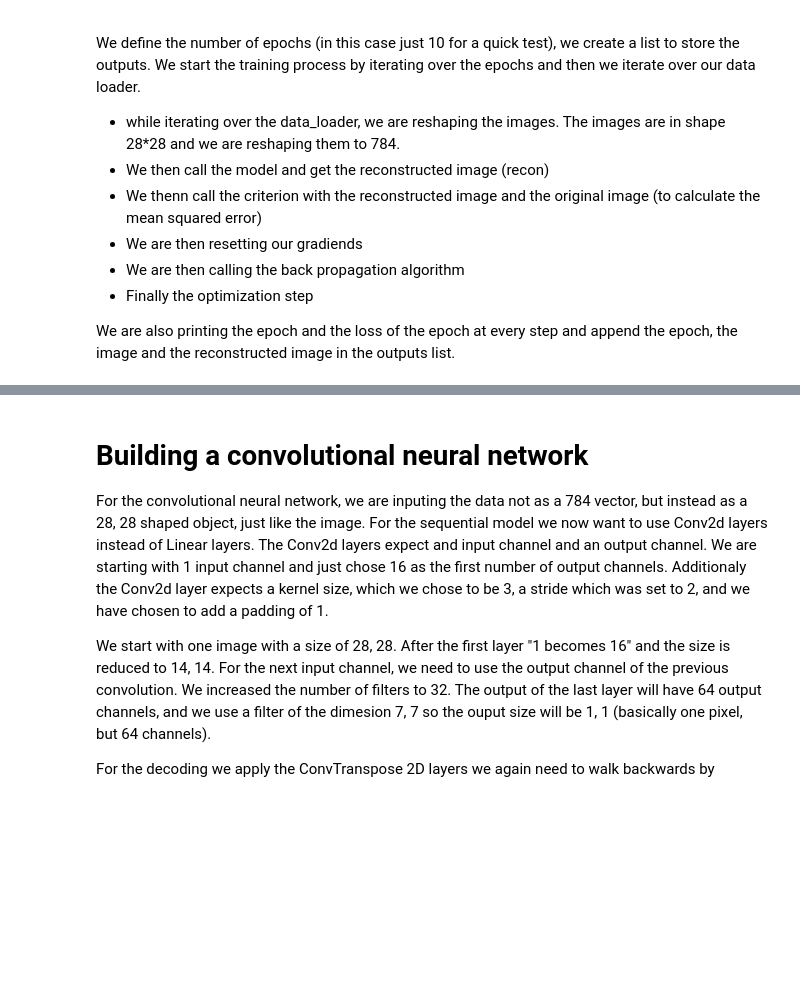
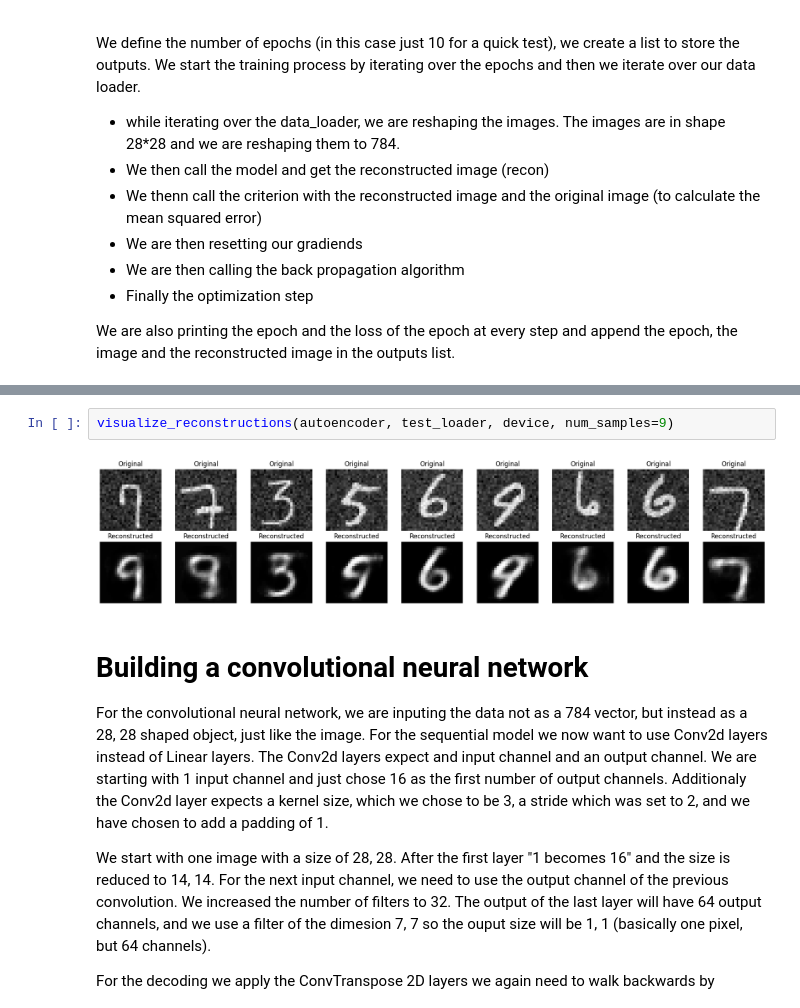
Before and after one commit to jonfunk21/ML4Proteins, a Jupyter notebook: 02_Representations/Autoencoders.ipynb, the cells around one changed output, grey strips where cells are left out. Saved outputs shown, nothing was run; the diff lists cells and outputs as text; blank space fills up the shorter version.

```diff
--- a/02_Representations/Autoencoders.ipynb
+++ b/02_Representations/Autoencoders.ipynb
@@ -349,3 +402,7 @@ for k in range(0, num_epochs, 4):
+# %%
+visualize_reconstructions(autoencoder, test_loader, device, num_samples=9)
+# %% [output]
+[figure, added]
 # %% [markdown]
 # Building a convolutional neural network
 
```
Also changed, not shown: parts of 25 cells of this notebook, 12 other files.
